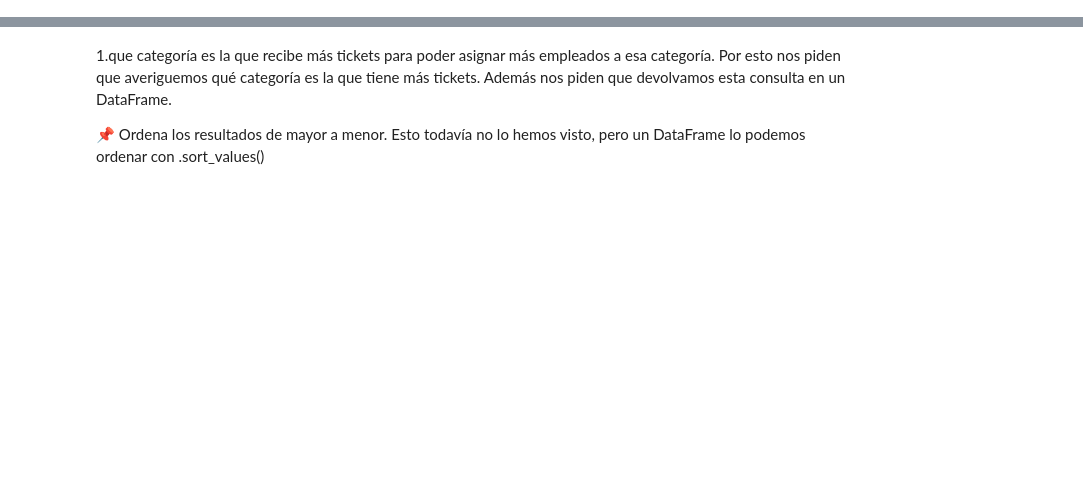
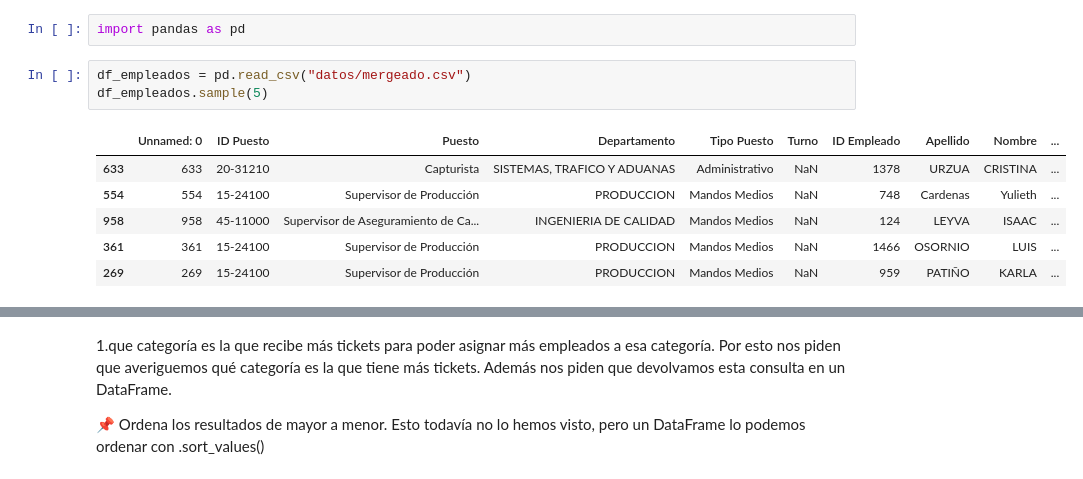
Before and after one commit to Adalab/Adalab-promo-d-da-modulo2-sprint1-Iris-Elisa, a Jupyter notebook: pandas/group_by.ipynb, the cells around one changed output, grey strips where cells are left out. Saved outputs shown, nothing was run; the diff lists cells and outputs as text; blank space fills up the shorter version.

Commit message:
pandas VI terminado

```diff
--- a/pandas/group_by.ipynb
+++ b/pandas/group_by.ipynb
@@ -0,0 +1,12 @@
+# %%
+import pandas as pd
+# %%
+df_empleados = pd.read_csv("datos/mergeado.csv")
+df_empleados.sample(5)
+# %% [output]
+|  | Unnamed: 0 | ID Puesto | Puesto | Departamento | Tipo Puesto | Turno | ID Empleado | Apellido | Nombre | ... |
+| 633 | 633 | 20-31210 | Capturista | SISTEMAS, TRAFICO Y ADUANAS | Administrativo | NaN | 1378 | URZUA | CRISTINA | ... |
+| 554 | 554 | 15-24100 | Supervisor de Producción | PRODUCCION | Mandos Medios | NaN | 748 | Cardenas | Yulieth | ... |
+| 958 | 958 | 45-11000 | Supervisor de Aseguramiento de Ca... | INGENIERIA DE CALIDAD | Mandos Medios | NaN | 124 | LEYVA | ISAAC | ... |
+| 361 | 361 | 15-24100 | Supervisor de Producción | PRODUCCION | Mandos Medios | NaN | 1466 | OSORNIO | LUIS | ... |
+| 269 | 269 | 15-24100 | Supervisor de Producción | PRODUCCION | Mandos Medios | NaN | 959 | PATIÑO | KARLA | ... |
```
Also changed, not shown: parts of 15 cells of this notebook.
